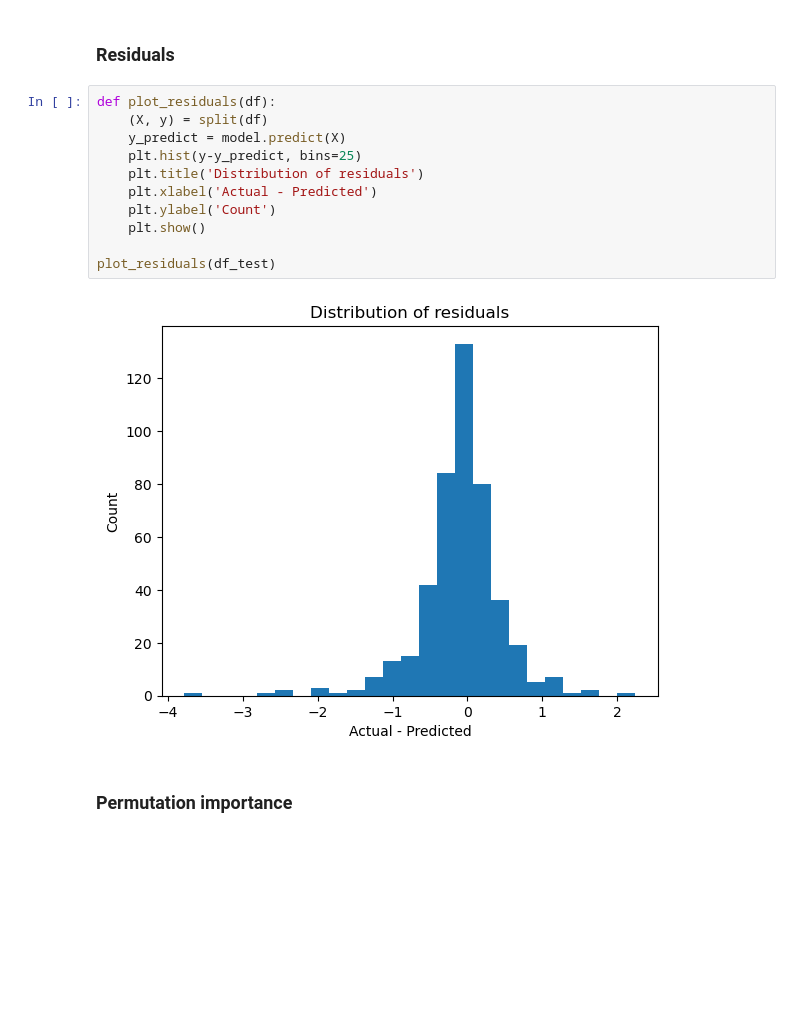
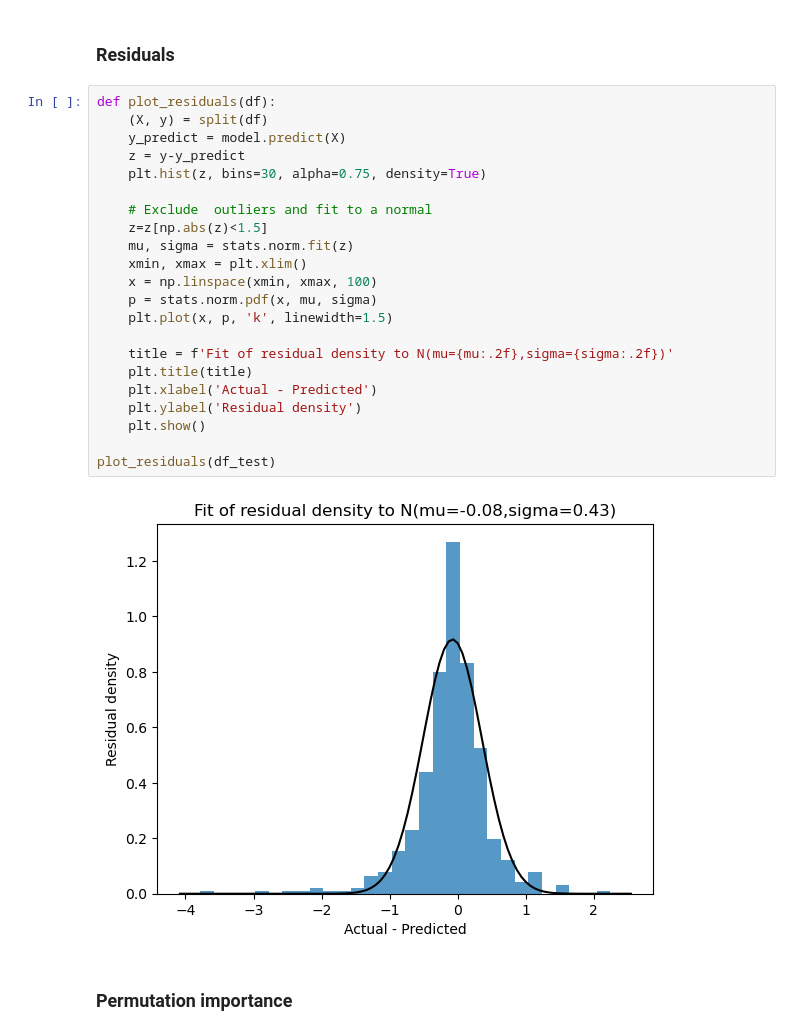
Before and after one commit to alexander-nichols/capstone-project, a Jupyter notebook: Modelling.ipynb, the cells around one changed output. Drawn from its saved outputs; the diff is of its cells as text; blank space fills up the shorter version.

```diff
--- a/Modelling.ipynb
+++ b/Modelling.ipynb
@@ -226,16 +227,27 @@ plot_results(df_test[df_test['Region']=='Africa'])
 # %%
 def plot_residuals(df):
     (X, y) = split(df)
     y_predict = model.predict(X)
-    plt.hist(y-y_predict, bins=25)
-    plt.title('Distribution of residuals')
+    z = y-y_predict
+    plt.hist(z, bins=30, alpha=0.75, density=True)
+
+    # Exclude  outliers and fit to a normal
+    z=z[np.abs(z)<1.5]
+    mu, sigma = stats.norm.fit(z)
+    xmin, xmax = plt.xlim()
+    x = np.linspace(xmin, xmax, 100)
+    p = stats.norm.pdf(x, mu, sigma)
+    plt.plot(x, p, 'k', linewidth=1.5)
+
+    title = f'Fit of residual density to N(mu={mu:.2f},sigma={sigma:.2f})'
+    plt.title(title)
     plt.xlabel('Actual - Predicted')
-    plt.ylabel('Count')
+    plt.ylabel('Residual density')
     plt.show()
 
 plot_residuals(df_test)
 # %% [output]
-[figure, old version]
+[figure, new version]
 # %% [markdown]
 ### Permutation importance
 # %%
```
Also changed, not shown: parts of 2 cells of this notebook.
